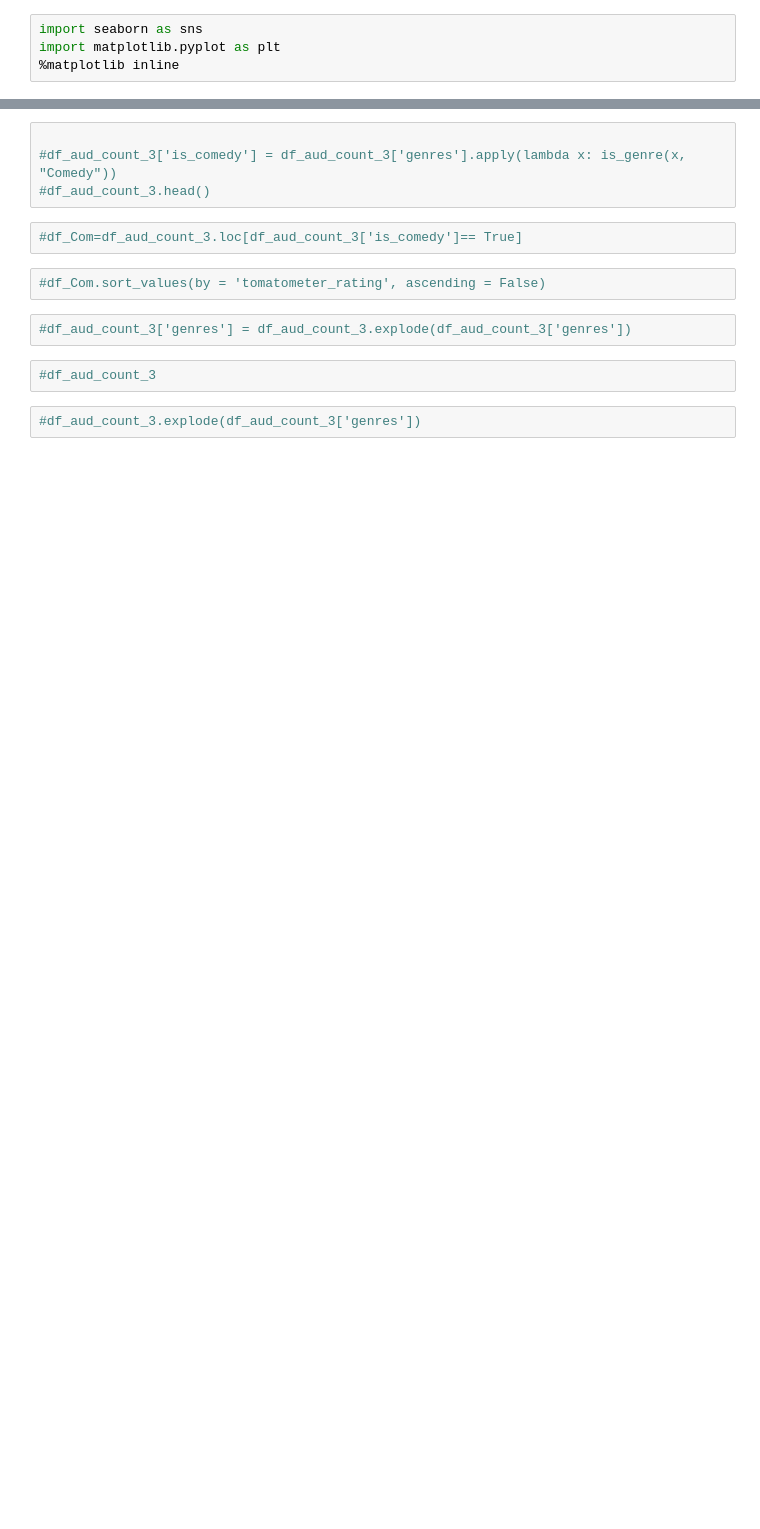
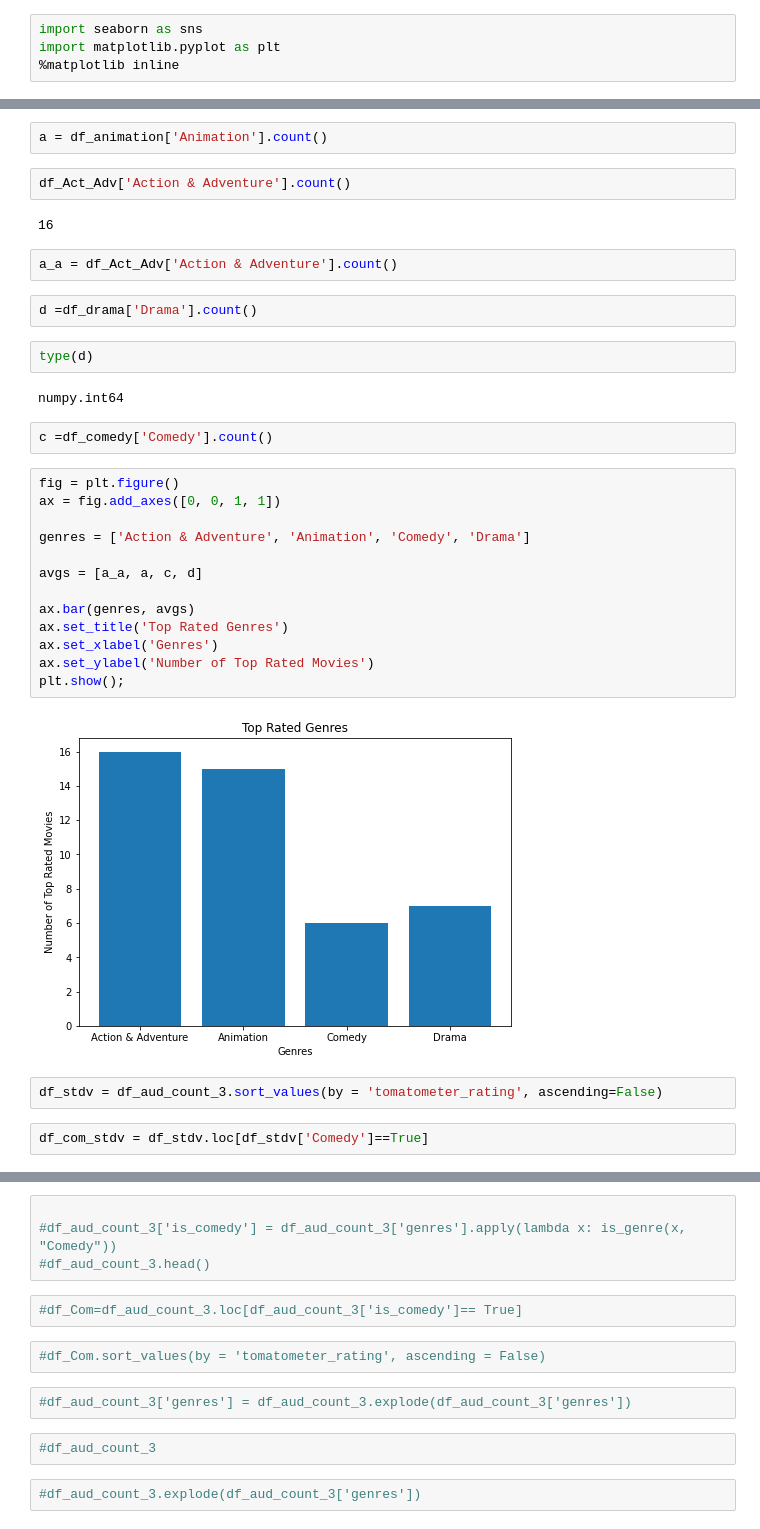
Before and after one commit to camdeman/MMA, a Jupyter notebook: project notebook.ipynb, the cells around one changed output, grey strips where cells are left out. Saved outputs shown, nothing was run; the diff lists cells and outputs as text; blank space fills up the shorter version.

Commit message:
final graphs for the project

```diff
--- a/project notebook.ipynb
+++ b/project notebook.ipynb
@@ -491,0 +577,35 @@ import matplotlib.pyplot as plt
+# %%
+a = df_animation['Animation'].count()
+# %%
+df_Act_Adv['Action & Adventure'].count()
+# %% [output]
+16
+# %%
+a_a = df_Act_Adv['Action & Adventure'].count()
+# %%
+d =df_drama['Drama'].count()
+# %%
+type(d)
+# %% [output]
+numpy.int64
+# %%
+c =df_comedy['Comedy'].count()
+# %%
+fig = plt.figure()
+ax = fig.add_axes([0, 0, 1, 1])
+
+genres = ['Action & Adventure', 'Animation', 'Comedy', 'Drama']
+
+avgs = [a_a, a, c, d]
+
+ax.bar(genres, avgs)
+ax.set_title('Top Rated Genres')
+ax.set_xlabel('Genres')
+ax.set_ylabel('Number of Top Rated Movies')
+plt.show();
+# %% [output]
+[figure, added]
+# %%
+df_stdv = df_aud_count_3.sort_values(by = 'tomatometer_rating', ascending=False)
+# %%
+df_com_stdv = df_stdv.loc[df_stdv['Comedy']==True]
```
Also changed, not shown: parts of 11 cells of this notebook.
